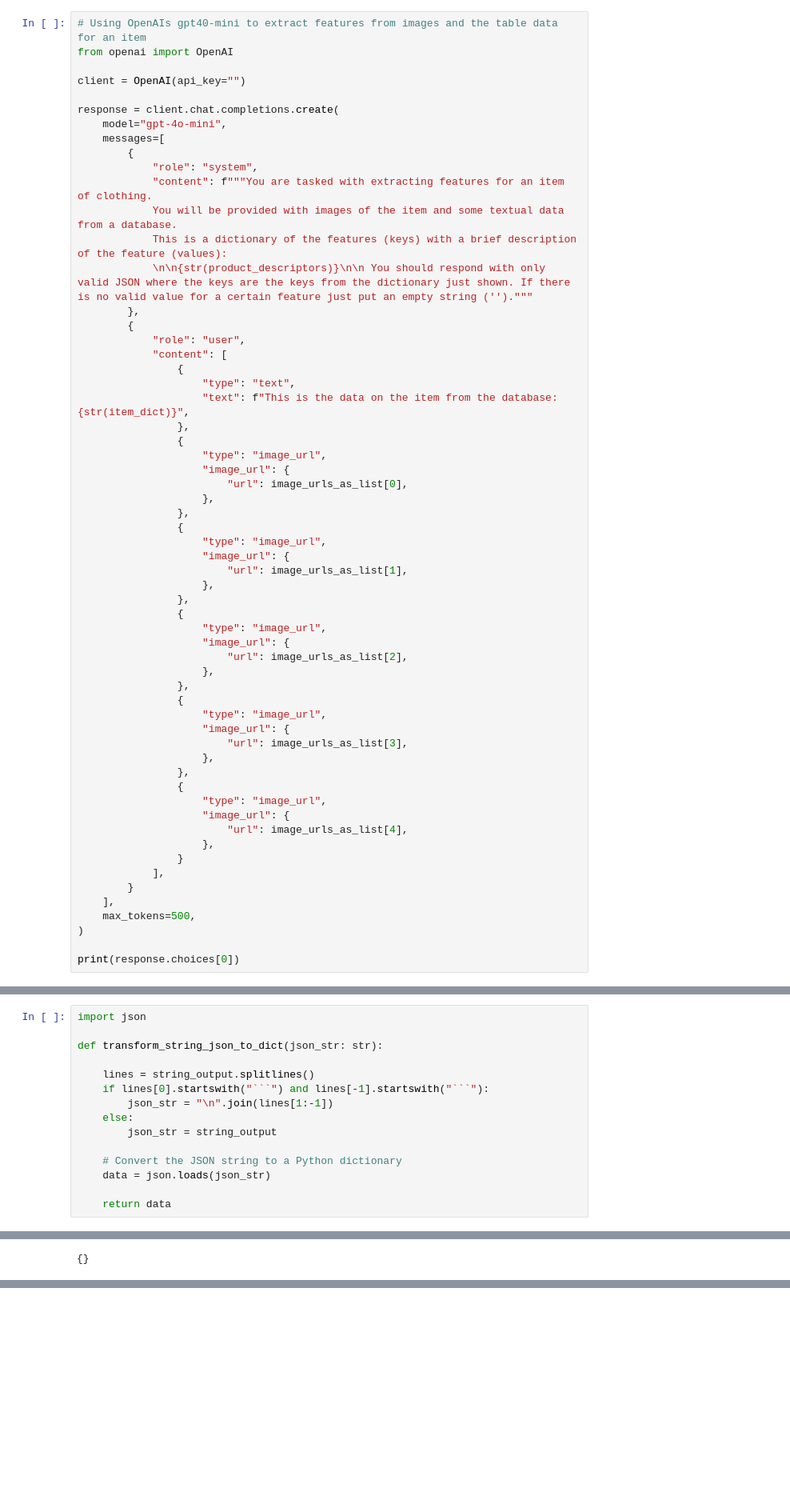
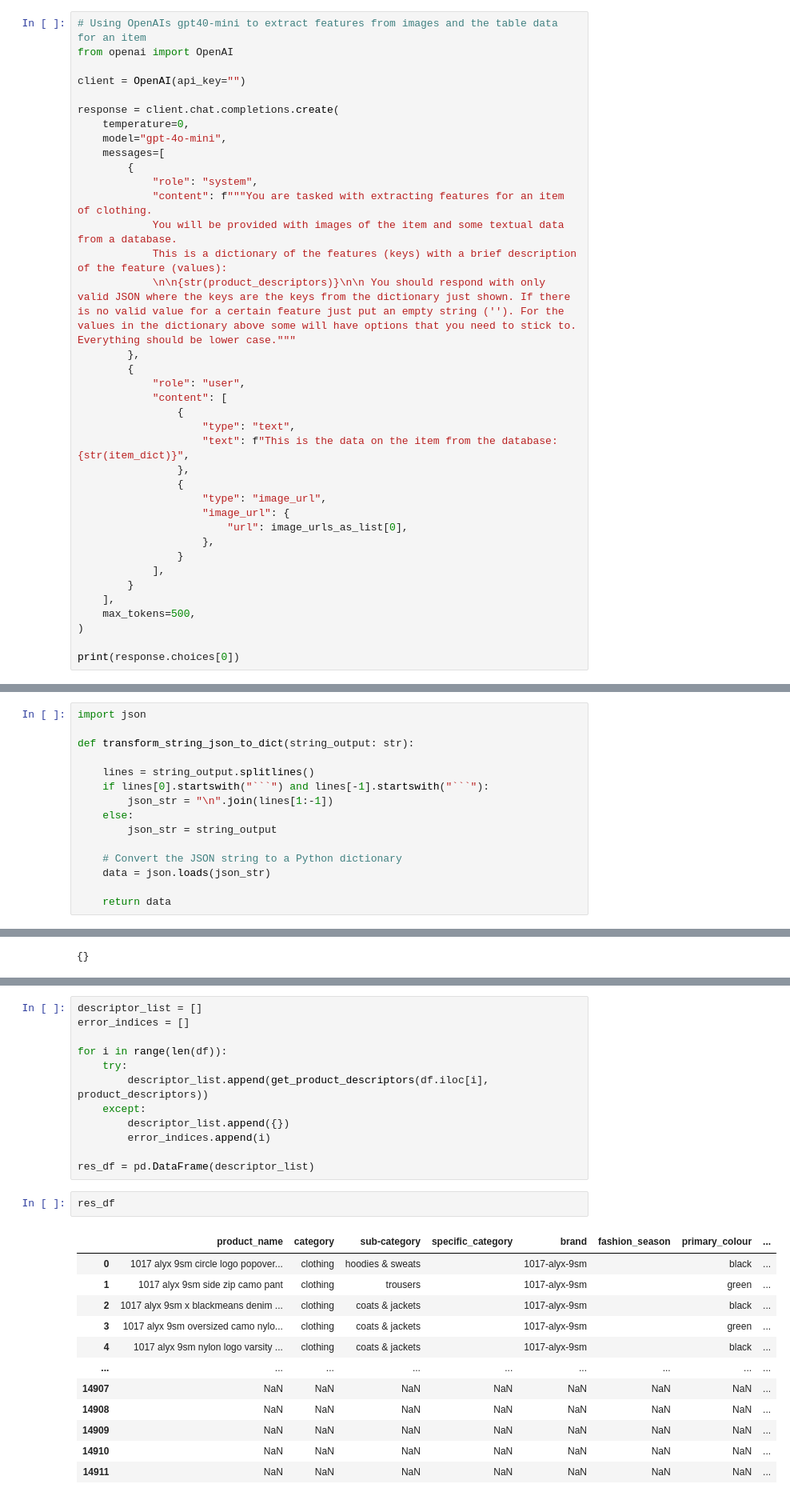
Before and after one commit to eharaldson/rag-ecommerce, a Jupyter notebook: product_encapsulation.ipynb, the cells around one changed output, grey strips where cells are left out. Shown at 80% size. Drawn from its saved outputs; the diff is of its cells as text; blank space fills up the shorter version.

````diff
--- a/product_encapsulation.ipynb
+++ b/product_encapsulation.ipynb
@@ -91,6 +349,7 @@ from openai import OpenAI
 client = OpenAI(api_key="")
 
 response = client.chat.completions.create(
+    temperature=0,
     model="gpt-4o-mini",
     messages=[
         {
@@ -98,7 +357,7 @@ response = client.chat.completions.create(
             "content": f"""You are tasked with extracting features for an item of clothing.
             You will be provided with images of the item and some textual data from a database.
             This is a dictionary of the features (keys) with a brief description of the feature (values):
-            \n\n{str(product_descriptors)}\n\n You should respond with only valid JSON where the keys are the keys from the dictionary just shown. If there is no valid value for a certain feature just put an empty string ('')."""
+            \n\n{str(product_descriptors)}\n\n You should respond with only valid JSON where the keys are the keys from the dictionary just shown. If there is no valid value for a certain feature just put an empty string (''). For the values in the dictionary above some will have options that you need to stick to. Everything should be lower case."""
         },
         {
             "role": "user",
@@ -112,30 +371,6 @@ response = client.chat.completions.create(
                     "image_url": {
                         "url": image_urls_as_list[0],
                     },
-                },
-                {
-                    "type": "image_url",
-                    "image_url": {
-                        "url": image_urls_as_list[1],
-                    },
-                },
-                {
-                    "type": "image_url",
-                    "image_url": {
-                        "url": image_urls_as_list[2],
-                    },
-                },
-                {
-                    "type": "image_url",
-                    "image_url": {
-                        "url": image_urls_as_list[3],
-                    },
-                },
-                {
-                    "type": "image_url",
-                    "image_url": {
-                        "url": image_urls_as_list[4],
-                    },
                 }
             ],
         }
@@ -153,7 +392,7 @@ string_output = response.choices[0].message.content
 # %%
 import json
 
-def transform_string_json_to_dict(json_str: str):
+def transform_string_json_to_dict(string_output: str):
 
     lines = string_output.splitlines()
     if lines[0].startswith("```") and lines[-1].startswith("```"):
@@ -206,0 +554,27 @@ For this 1 example using 1 image gave exactly the same output dictionary as usin
+# %%
+descriptor_list = []
+error_indices = []
+
+for i in range(len(df)):
+    try:
+        descriptor_list.append(get_product_descriptors(df.iloc[i], product_descriptors))
+    except:
+        descriptor_list.append({})
+        error_indices.append(i)
+
+res_df = pd.DataFrame(descriptor_list)
+# %%
+res_df
+# %% [output]
+|  | product_name | category | sub-category | specific_category | brand | fashion_season | primary_colour | ... |
+| 0 | 1017 alyx 9sm circle logo popover... | clothing | hoodies & sweats |  | 1017-alyx-9sm |  | black | ... |
+| 1 | 1017 alyx 9sm side zip camo pant | clothing | trousers |  | 1017-alyx-9sm |  | green | ... |
+| 2 | 1017 alyx 9sm x blackmeans denim ... | clothing | coats & jackets |  | 1017-alyx-9sm |  | black | ... |
+| 3 | 1017 alyx 9sm oversized camo nylo... | clothing | coats & jackets |  | 1017-alyx-9sm |  | green | ... |
+| 4 | 1017 alyx 9sm nylon logo varsity ... | clothing | coats & jackets |  | 1017-alyx-9sm |  | black | ... |
+| ... | ... | ... | ... | ... | ... | ... | ... | ... |
+| 14907 | NaN | NaN | NaN | NaN | NaN | NaN | NaN | ... |
+| 14908 | NaN | NaN | NaN | NaN | NaN | NaN | NaN | ... |
+| 14909 | NaN | NaN | NaN | NaN | NaN | NaN | NaN | ... |
+| 14910 | NaN | NaN | NaN | NaN | NaN | NaN | NaN | ... |
+| 14911 | NaN | NaN | NaN | NaN | NaN | NaN | NaN | ... |
````
Also changed, not shown: parts of 12 cells of this notebook, 14 other files.
